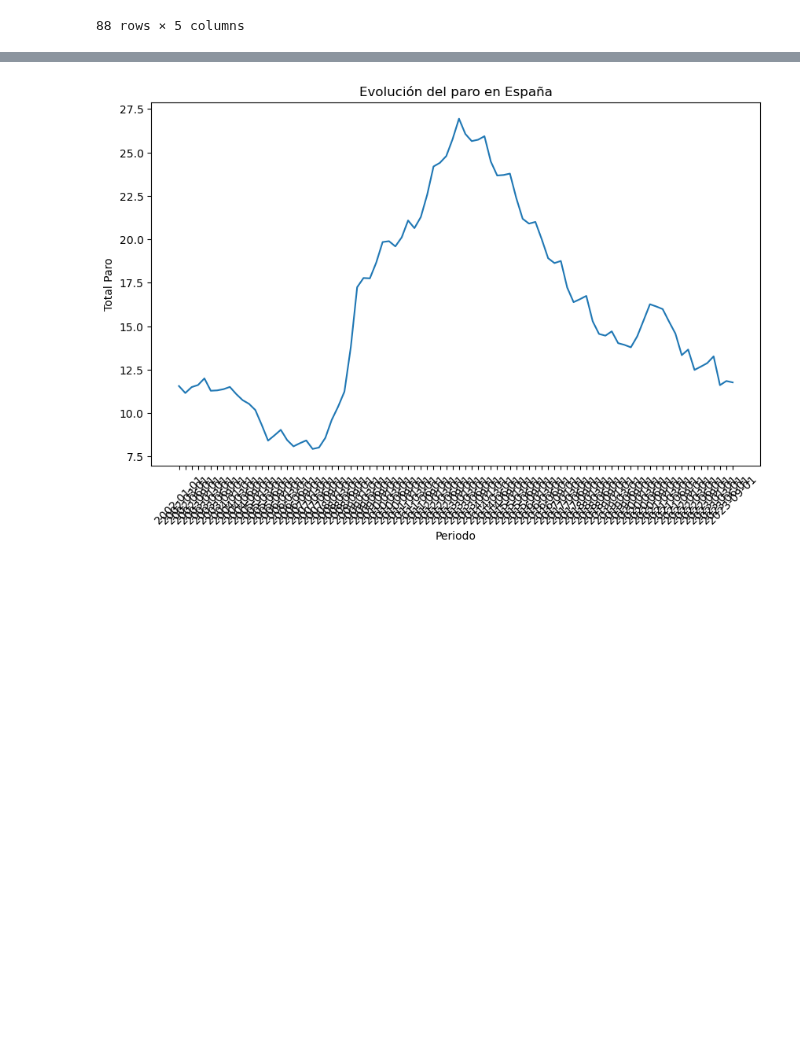
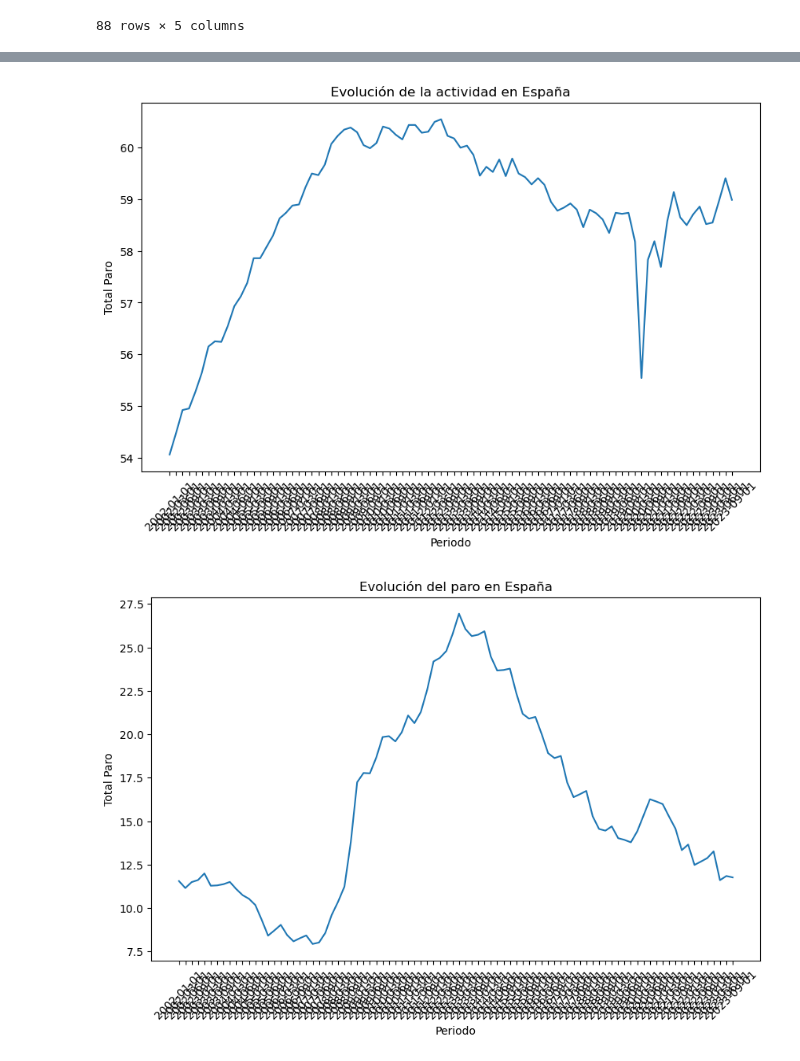
Before and after one commit to Gbau11/Empleo-Espa-a, a Jupyter notebook: code/paro_actividad.ipynb, the cells around one changed output, grey strips where cells are left out. Cells and saved outputs as stored; diff of their text form; code cells hidden in the pictures; blank space fills up the shorter version.

```diff
--- a/code/paro_actividad.ipynb
+++ b/code/paro_actividad.ipynb
@@ -207,3 +207,21 @@ plt.show()
+# %%
+import matplotlib.pyplot as plt
+
+# Suponiendo que 'paro_mad' es el DataFrame y 'Periodo' y 'Total' son las columnas de interés
+plt.figure(figsize=(10, 6))  # Definir el tamaño del gráfico
+plt.plot(act_nac['Periodo'], act_nac['Total'])  # Crear el gráfico de línea
+
+# Añadir etiquetas
+plt.title('Evolución de la actividad en España')  # Título del gráfico
+plt.xlabel('Periodo')  # Etiqueta del eje x
+plt.ylabel('Total Paro')  # Etiqueta del eje y
+
+plt.xticks(rotation=45)  # Rotar las etiquetas del eje x para mejorar la legibilidad
+
+# Mostrar el gráfico
+plt.show()
+# %% [output]
+[figure, added]
 # %%
 import matplotlib.pyplot as plt
 
```
Also changed, not shown: parts of 8 cells of this notebook, 1 other file.
